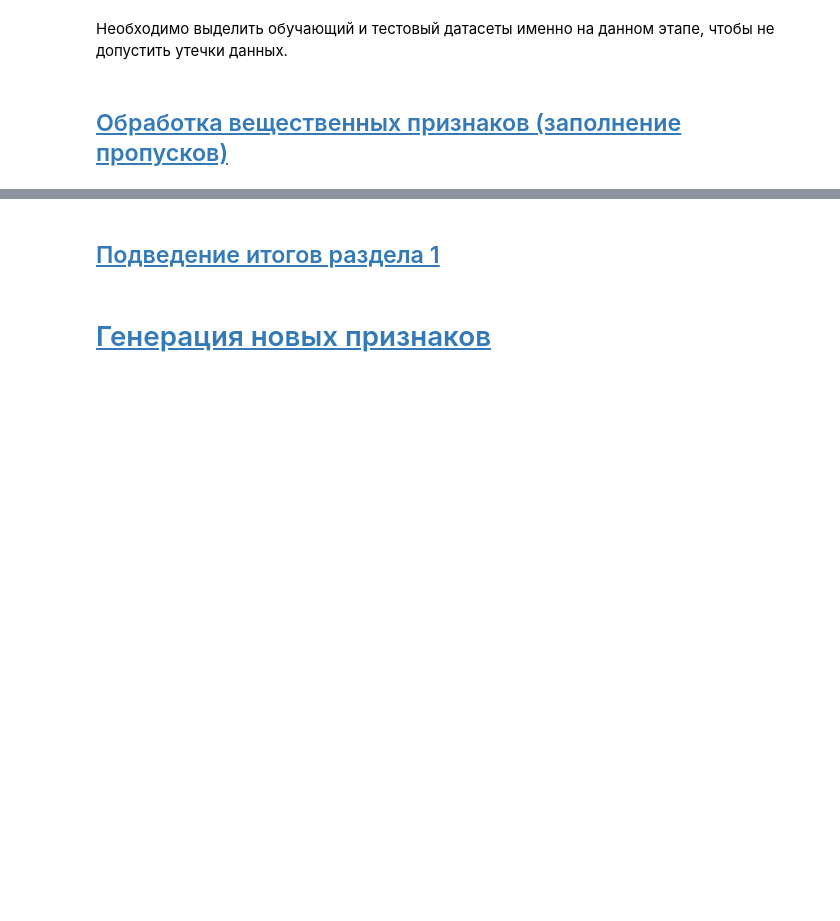
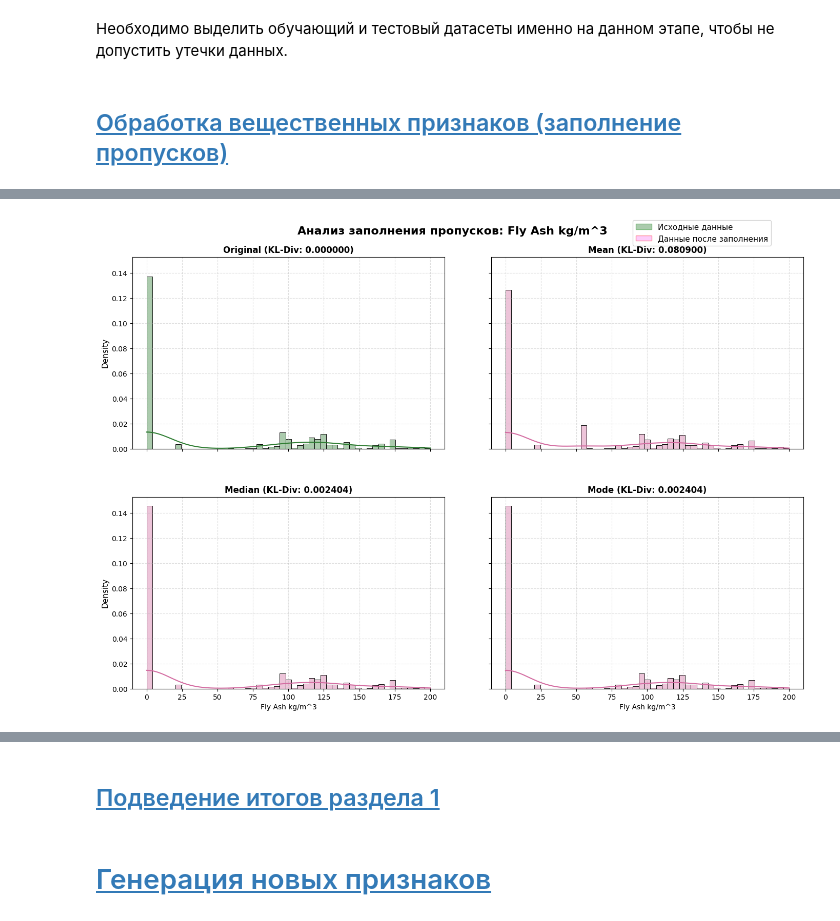
Before and after one commit to alexandrarengolt/HAIL_THE_KING, a Jupyter notebook: castle_walls.ipynb, the cells around one changed output, grey strips where cells are left out. Drawn from its saved outputs; the diff is of its cells as text; code cells hidden in the pictures; blank space fills up the shorter version.

```diff
--- a/castle_walls.ipynb
+++ b/castle_walls.ipynb
@@ -176,0 +287,4 @@ y_train, y_test = train_df[y_columns], test_df[y_columns]
+# %%
+plot_imputation_comparison(df_train=X_train, df_target=X_train, col='Fly Ash kg/m^3')
+# %% [output]
+[figure, added]
```
Also changed, not shown: parts of 27 cells of this notebook.
